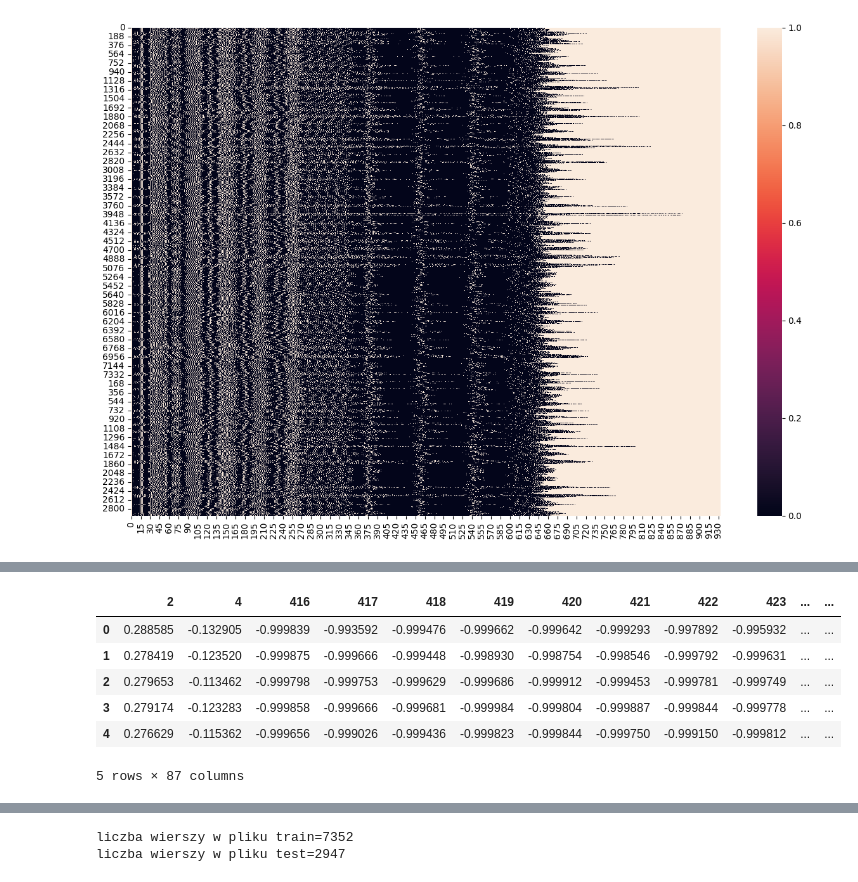
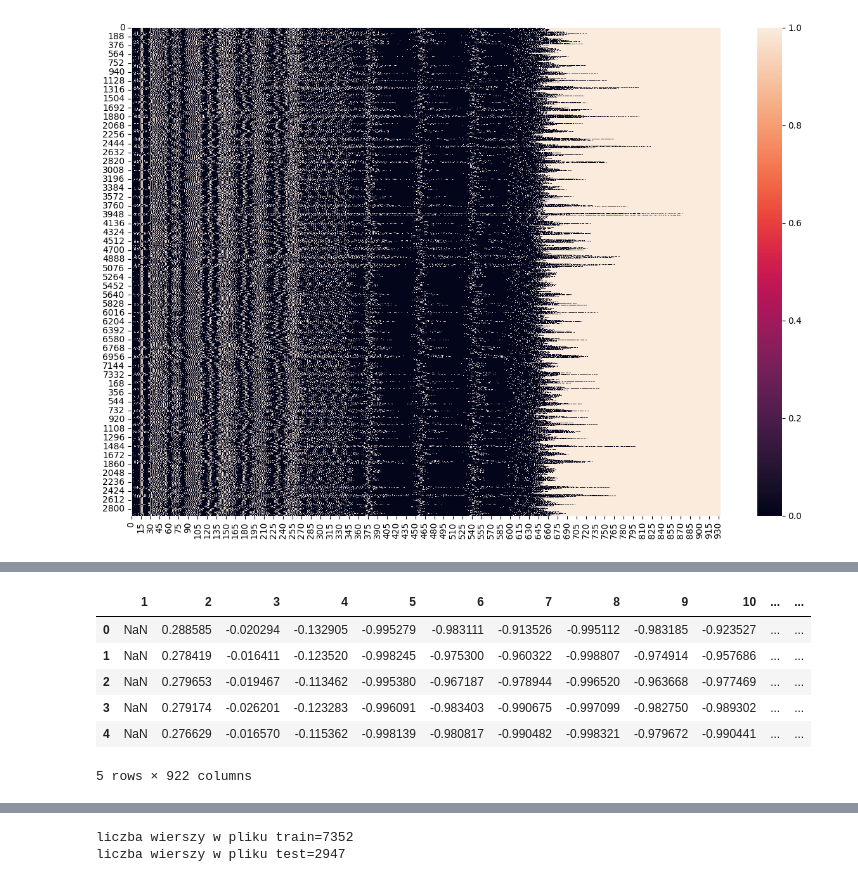
Before and after one commit to magdalenaszczesna93/modul_16, a Jupyter notebook: 16.4_Zadanie_porownanie_metod_klasteringu.ipynb, the cells around one changed output, grey strips where cells are left out. Drawn from its saved outputs; the diff is of its cells as text; code cells hidden in the pictures.

```diff
--- a/16.4_Zadanie_porownanie_metod_klasteringu.ipynb
+++ b/16.4_Zadanie_porownanie_metod_klasteringu.ipynb
@@ -158,3 +158,6 @@ sns.heatmap(data.isnull())
 # %% [output]
 <AxesSubplot: >
 [figure]
+# %%
+data.drop_duplicates(inplace=True)
+data.head()
@@ -161,11 +172,11 @@ sns.heatmap(data.isnull())
 # %%
-data.dropna(thresh=10000, axis=1, inplace=True)
+data.dropna(thresh=1, axis=1, inplace=True)
 data.head()
 # %% [output]
-|  | 2 | 4 | 416 | 417 | 418 | 419 | 420 | 421 | 422 | 423 | ... | ... |
-| 0 | 0.288585 | -0.132905 | -0.999839 | -0.993592 | -0.999476 | -0.999662 | -0.999642 | -0.999293 | -0.997892 | -0.995932 | ... | ... |
-| 1 | 0.278419 | -0.123520 | -0.999875 | -0.999666 | -0.999448 | -0.998930 | -0.998754 | -0.998546 | -0.999792 | -0.999631 | ... | ... |
-| 2 | 0.279653 | -0.113462 | -0.999798 | -0.999753 | -0.999629 | -0.999686 | -0.999912 | -0.999453 | -0.999781 | -0.999749 | ... | ... |
-| 3 | 0.279174 | -0.123283 | -0.999858 | -0.999666 | -0.999681 | -0.999984 | -0.999804 | -0.999887 | -0.999844 | -0.999778 | ... | ... |
-| 4 | 0.276629 | -0.115362 | -0.999656 | -0.999026 | -0.999436 | -0.999823 | -0.999844 | -0.999750 | -0.999150 | -0.999812 | ... | ... |
+|  | 1 | 2 | 3 | 4 | 5 | 6 | 7 | 8 | 9 | 10 | ... | ... |
+| 0 | NaN | 0.288585 | -0.020294 | -0.132905 | -0.995279 | -0.983111 | -0.913526 | -0.995112 | -0.983185 | -0.923527 | ... | ... |
+| 1 | NaN | 0.278419 | -0.016411 | -0.123520 | -0.998245 | -0.975300 | -0.960322 | -0.998807 | -0.974914 | -0.957686 | ... | ... |
+| 2 | NaN | 0.279653 | -0.019467 | -0.113462 | -0.995380 | -0.967187 | -0.978944 | -0.996520 | -0.963668 | -0.977469 | ... | ... |
+| 3 | NaN | 0.279174 | -0.026201 | -0.123283 | -0.996091 | -0.983403 | -0.990675 | -0.997099 | -0.982750 | -0.989302 | ... | ... |
+| 4 | NaN | 0.276629 | -0.016570 | -0.115362 | -0.998139 | -0.980817 | -0.990482 | -0.998321 | -0.979672 | -0.990441 | ... | ... |
-5 rows × 87 columns
+5 rows × 922 columns
```
Also changed, not shown: parts of 74 cells of this notebook.
